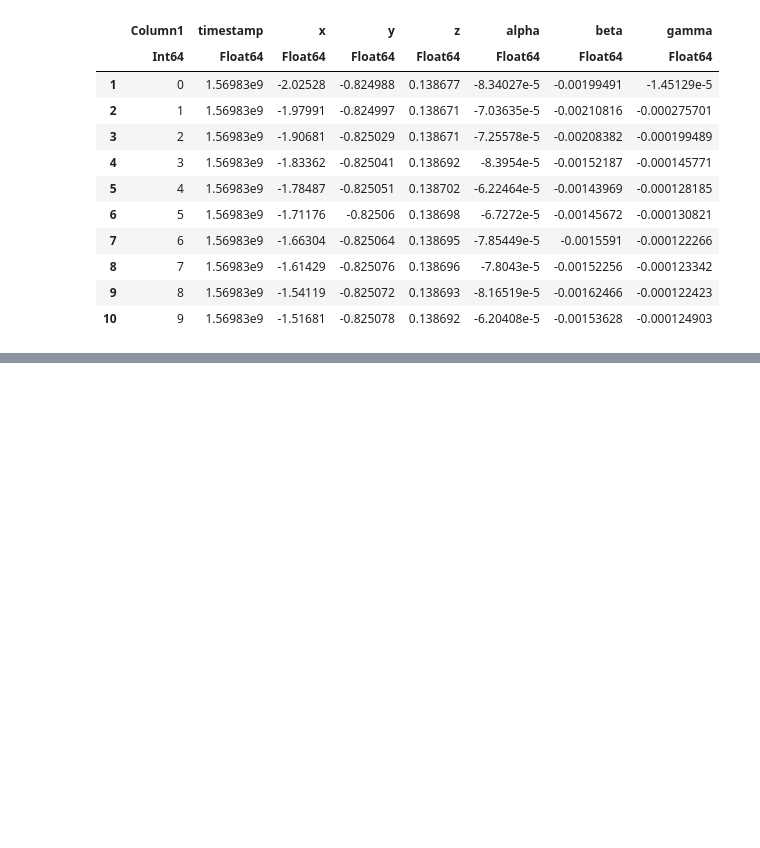
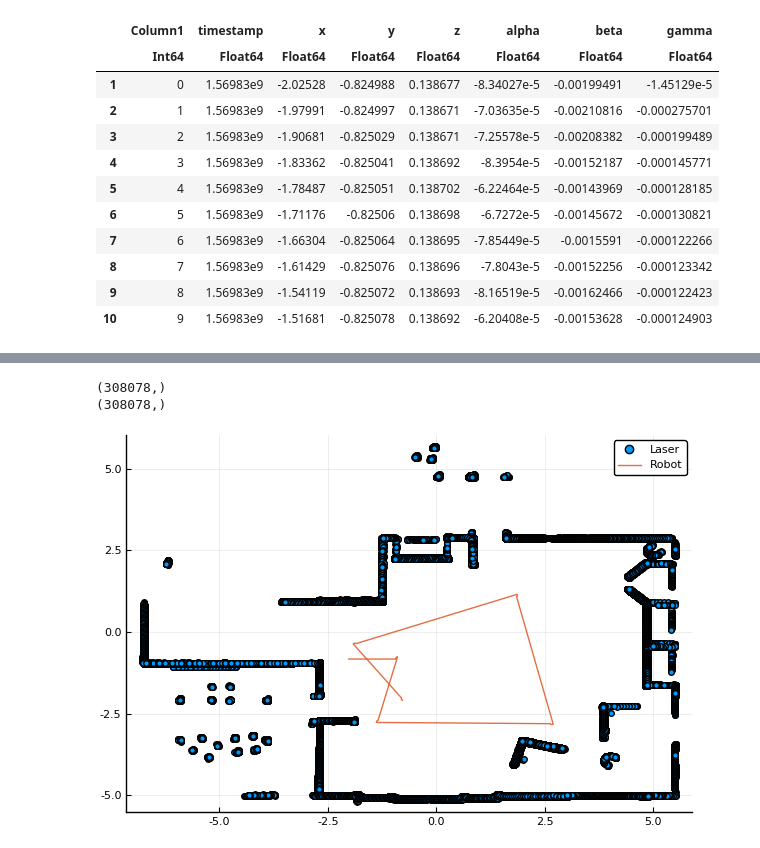
Before and after one commit to cirocavani/MO651-Robotics, a Jupyter notebook: workspace/P1/P3DX Sensor Analysis.ipynb, the cells around one changed output, grey strips where cells are left out. Cells and saved outputs as stored; diff of their text form; code cells hidden in the pictures; blank space fills up the shorter version.

Commit message:
P3DX Laser Point Cloud

```diff
--- a/workspace/P1/P3DX Sensor Analysis.ipynb
+++ b/workspace/P1/P3DX Sensor Analysis.ipynb
@@ -34,0 +200,34 @@ first(sensor_data, 10)
+# %%
+X = Vector{Vector{Float64}}()
+Y = Vector{Vector{Float64}}()
+
+for r in eachrow(sensor_data)
+    x, y, θ = r[[:x, :y, :gamma]]
+    # Get laser readings (ignore missing data)
+    laser_data = collect(skipmissing(r[laser_cols]))
+    # Reshape 2xN (N = number of readings, dim=1 is x coord, dim=2 is y coord)
+    laser_data = reshape(laser_data, 2, length(laser_data)÷2)
+    # Add an extra dim with 1 required for coordinate tranformation R -> G
+    d3 = ones(1, size(laser_data)[2])
+    laser_data = vcat(laser_data, d3)
+    # Tranform coordinates from R to G
+    T = T_r2g(x, y, θ)
+    laser_data = T * laser_data
+
+    push!(X, laser_data[1, :])
+    push!(Y, laser_data[2, :])
+end
+
+X = vcat(X...)
+Y = vcat(Y...)
+
+println(size(X))
+println(size(Y))
+# %% [output]
+(308078,)
+(308078,)
+# %%
+scatter(X, Y, label="Laser")
+@df sensor_data plot!(:x, :y, label="Robot")
+# %% [output]
+[figure, added]
```
Also changed, not shown: parts of 12 cells of this notebook.
